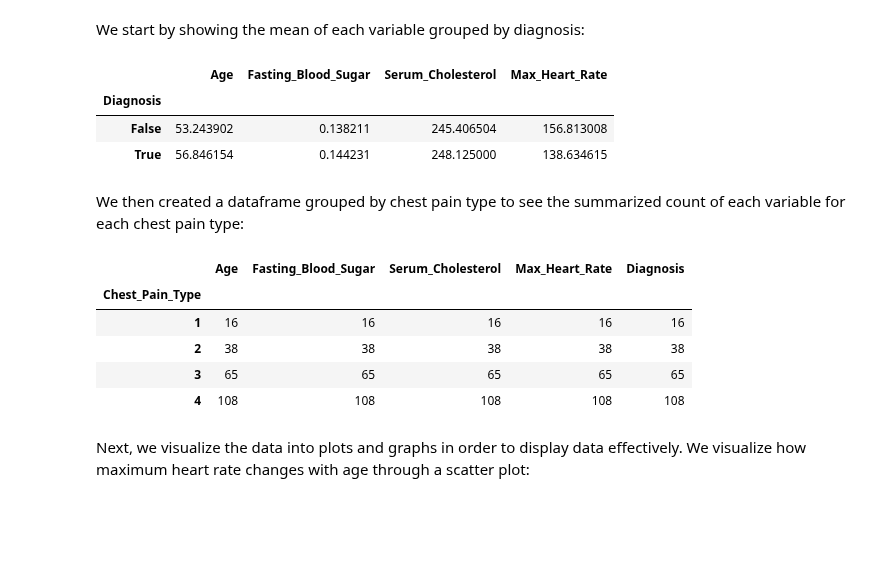
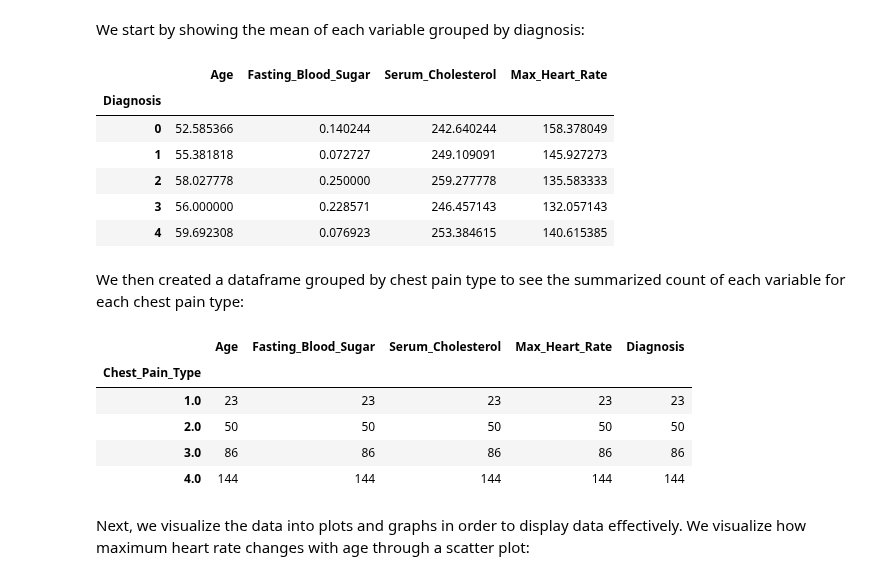
Before and after one commit to ddsanto/insert-group-name, a Jupyter notebook: Project report.ipynb, the cells around one changed output. Saved outputs shown, nothing was run; the diff lists cells and outputs as text; code cells hidden in the pictures; blank space fills up the shorter version.

```diff
--- a/Project report.ipynb
+++ b/Project report.ipynb
@@ -160,27 +160,30 @@ heart_disease_final # The final tidy data
 # %% [markdown]
 We start by showing the mean of each variable grouped by diagnosis:
 # %%
-diagnosis_mean = heart_train.groupby("Diagnosis").agg("mean")
+diagnosis_mean = heart_disease_final.groupby("Diagnosis").agg("mean")
 diagnosis_mean_filtered = diagnosis_mean.loc[:,["Age","Fasting_Blood_Sugar","Serum_Cholesterol","Max_Heart_Rate"]]
 diagnosis_mean_filtered
 # %% [output]
 |  | Age | Fasting_Blood_Sugar | Serum_Cholesterol | Max_Heart_Rate |
 | Diagnosis |  |  |  |  |
-| False | 53.243902 | 0.138211 | 245.406504 | 156.813008 |
-| True | 56.846154 | 0.144231 | 248.125000 | 138.634615 |
+| 0 | 52.585366 | 0.140244 | 242.640244 | 158.378049 |
+| 1 | 55.381818 | 0.072727 | 249.109091 | 145.927273 |
+| 2 | 58.027778 | 0.250000 | 259.277778 | 135.583333 |
+| 3 | 56.000000 | 0.228571 | 246.457143 | 132.057143 |
+| 4 | 59.692308 | 0.076923 | 253.384615 | 140.615385 |
 # %% [markdown]
 We then created a dataframe grouped by chest pain type to see the summarized count of each variable for each chest pain type:
 # %%
 # Grouping by Chest_Pain_Type to see count of each variable for every chest pain type
-chest_pain_grouped = heart_train.groupby("Chest_Pain_Type").agg("count")
+chest_pain_grouped = heart_disease_final.groupby("Chest_Pain_Type").agg("count")
 chest_pain_grouped
 # %% [output]
 |  | Age | Fasting_Blood_Sugar | Serum_Cholesterol | Max_Heart_Rate | Diagnosis |
 | Chest_Pain_Type |  |  |  |  |  |
-| 1 | 16 | 16 | 16 | 16 | 16 |
-| 2 | 38 | 38 | 38 | 38 | 38 |
-| 3 | 65 | 65 | 65 | 65 | 65 |
-| 4 | 108 | 108 | 108 | 108 | 108 |
+| 1.0 | 23 | 23 | 23 | 23 | 23 |
+| 2.0 | 50 | 50 | 50 | 50 | 50 |
+| 3.0 | 86 | 86 | 86 | 86 | 86 |
+| 4.0 | 144 | 144 | 144 | 144 | 144 |
 # %% [markdown]
 Next, we visualize the data into plots and graphs in order to display data effectively.
 We visualize how maximum heart rate changes with age through a scatter plot:
```
Also changed, not shown: parts of 4 cells of this notebook.
